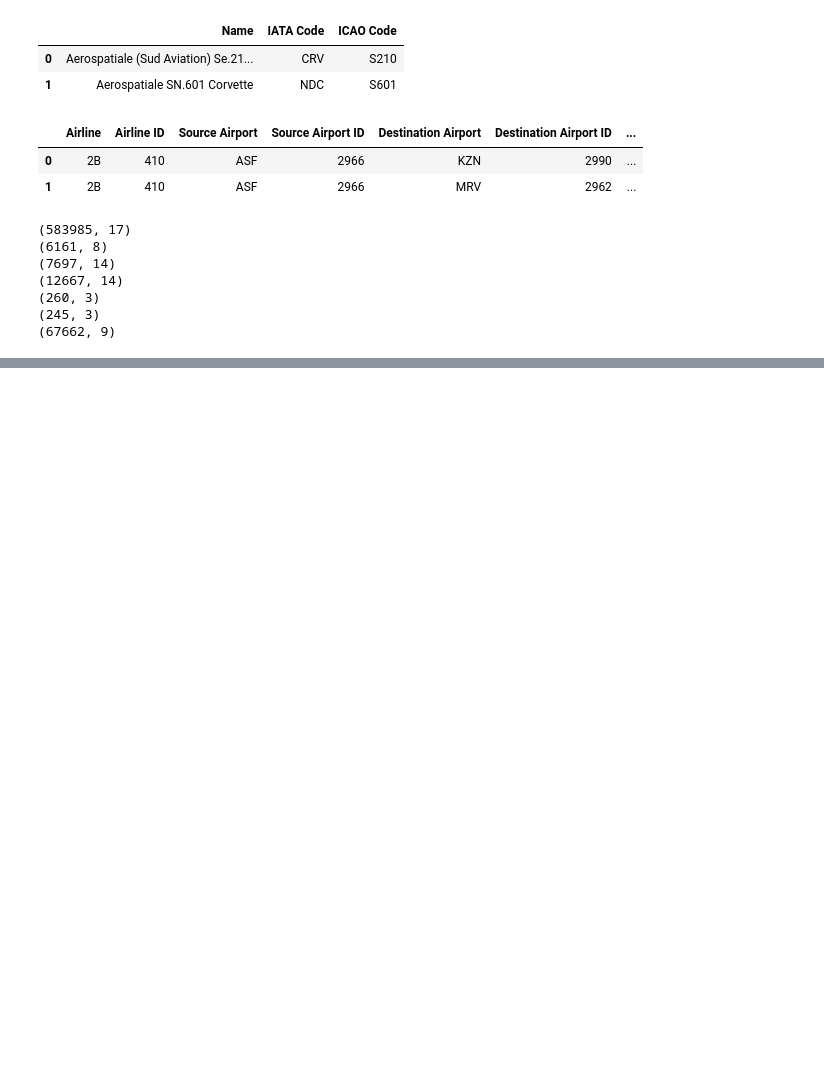
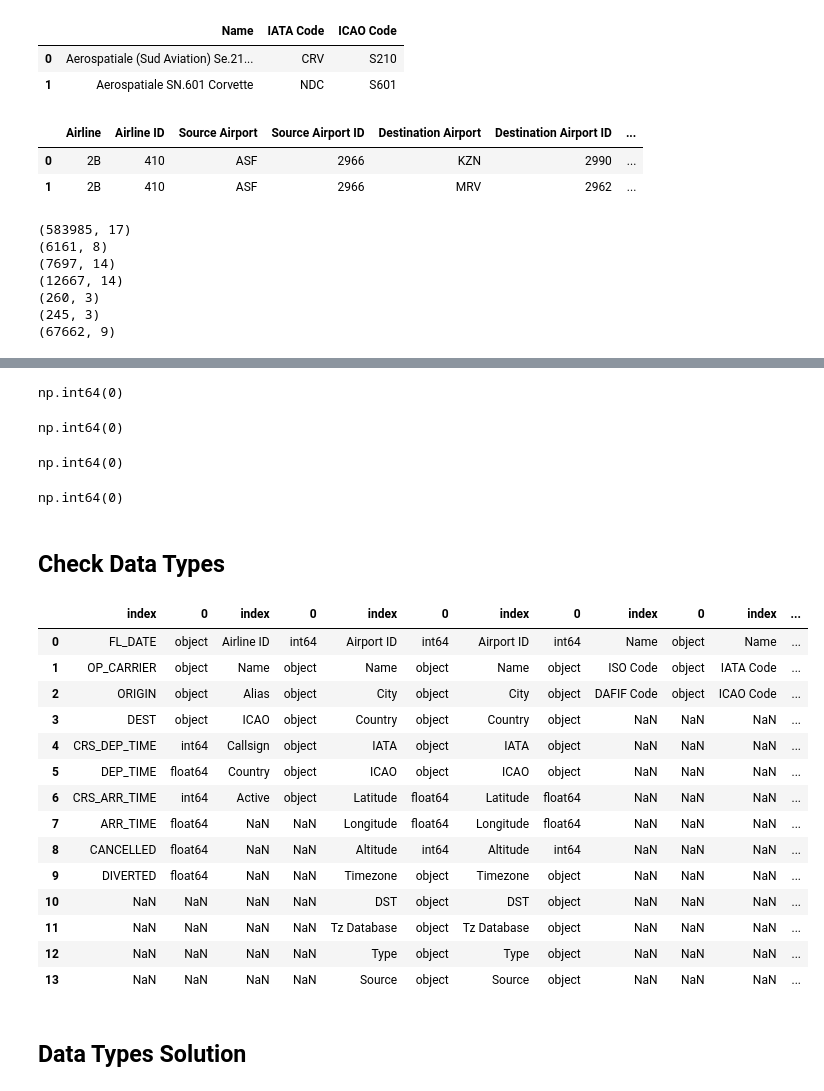
Before and after one commit to torchlightwizard/Data-Analysis-Flight-Travel, a Jupyter notebook: notebooks/preprocessing.ipynb, the cells around one changed output, grey strips where cells are left out. Saved outputs shown, nothing was run; the diff lists cells and outputs as text; code cells hidden in the pictures; blank space fills up the shorter version.

```diff
--- a/notebooks/preprocessing.ipynb
+++ b/notebooks/preprocessing.ipynb
@@ -82,0 +170,3 @@ print(routes.shape)
+# %%
+airports.dropna(subset=["City"], inplace=True)
+get_missing(airports).T
@@ -82,0 +176,3 @@ print(routes.shape)
+# %%
+airports2.dropna(subset=["City", "ICAO"], inplace=True)
+get_missing(airports2).T
@@ -82,0 +182,3 @@ print(routes.shape)
+# %%
+countries.dropna(subset=["ISO Code"], inplace=True)
+get_missing(countries).T
@@ -82,0 +188,4 @@ print(routes.shape)
+# %%
+routes.dropna(subset=["Equipment"], inplace=True)
+routes.drop(["Codeshare"], axis=1, inplace=True)
+get_missing(routes).T
@@ -82,0 +209,44 @@ print(routes.shape)
+# %%
+airports2.duplicated(keep=False).sum()
+# %% [output]
+np.int64(0)
+# %%
+countries.duplicated(keep=False).sum()
+# %% [output]
+np.int64(0)
+# %%
+planes.duplicated(keep=False).sum()
+# %% [output]
+np.int64(0)
+# %%
+routes.duplicated(keep=False).sum()
+# %% [output]
+np.int64(0)
+# %% [markdown]
+## Check Data Types
+# %%
+dfs = [schedule, airlines, airports, airports2, countries, planes, routes]
+dfs_comb = pd.DataFrame()
+
+for df in dfs:
+    dfs_comb = pd.concat([dfs_comb, pd.DataFrame(df.dtypes).reset_index()], axis=1)
+
+dfs_comb
+# %% [output]
+|  | index | 0 | index | 0 | index | 0 | index | 0 | index | 0 | index | ... |
+| 0 | FL_DATE | object | Airline ID | int64 | Airport ID | int64 | Airport ID | int64 | Name | object | Name | ... |
+| 1 | OP_CARRIER | object | Name | object | Name | object | Name | object | ISO Code | object | IATA Code | ... |
+| 2 | ORIGIN | object | Alias | object | City | object | City | object | DAFIF Code | object | ICAO Code | ... |
+| 3 | DEST | object | ICAO | object | Country | object | Country | object | NaN | NaN | NaN | ... |
+| 4 | CRS_DEP_TIME | int64 | Callsign | object | IATA | object | IATA | object | NaN | NaN | NaN | ... |
+| 5 | DEP_TIME | float64 | Country | object | ICAO | object | ICAO | object | NaN | NaN | NaN | ... |
+| 6 | CRS_ARR_TIME | int64 | Active | object | Latitude | float64 | Latitude | float64 | NaN | NaN | NaN | ... |
+| 7 | ARR_TIME | float64 | NaN | NaN | Longitude | float64 | Longitude | float64 | NaN | NaN | NaN | ... |
+| 8 | CANCELLED | float64 | NaN | NaN | Altitude | int64 | Altitude | int64 | NaN | NaN | NaN | ... |
+| 9 | DIVERTED | float64 | NaN | NaN | Timezone | object | Timezone | object | NaN | NaN | NaN | ... |
+| 10 | NaN | NaN | NaN | NaN | DST | object | DST | object | NaN | NaN | NaN | ... |
+| 11 | NaN | NaN | NaN | NaN | Tz Database | object | Tz Database | object | NaN | NaN | NaN | ... |
+| 12 | NaN | NaN | NaN | NaN | Type | object | Type | object | NaN | NaN | NaN | ... |
+| 13 | NaN | NaN | NaN | NaN | Source | object | Source | object | NaN | NaN | NaN | ... |
+# %% [markdown]
+## Data Types Solution
```
Also changed, not shown: parts of 62 cells of this notebook, 2 other files.
